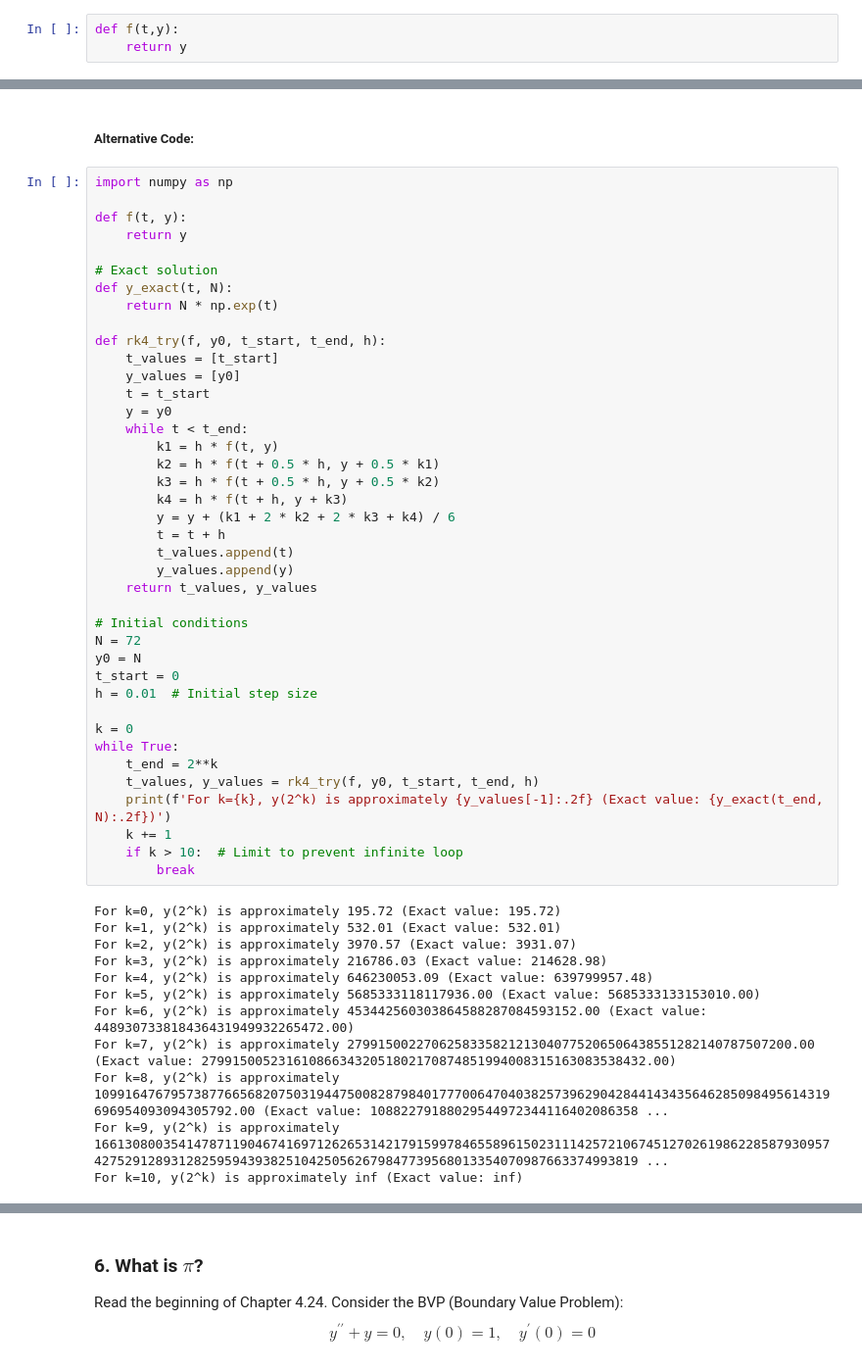
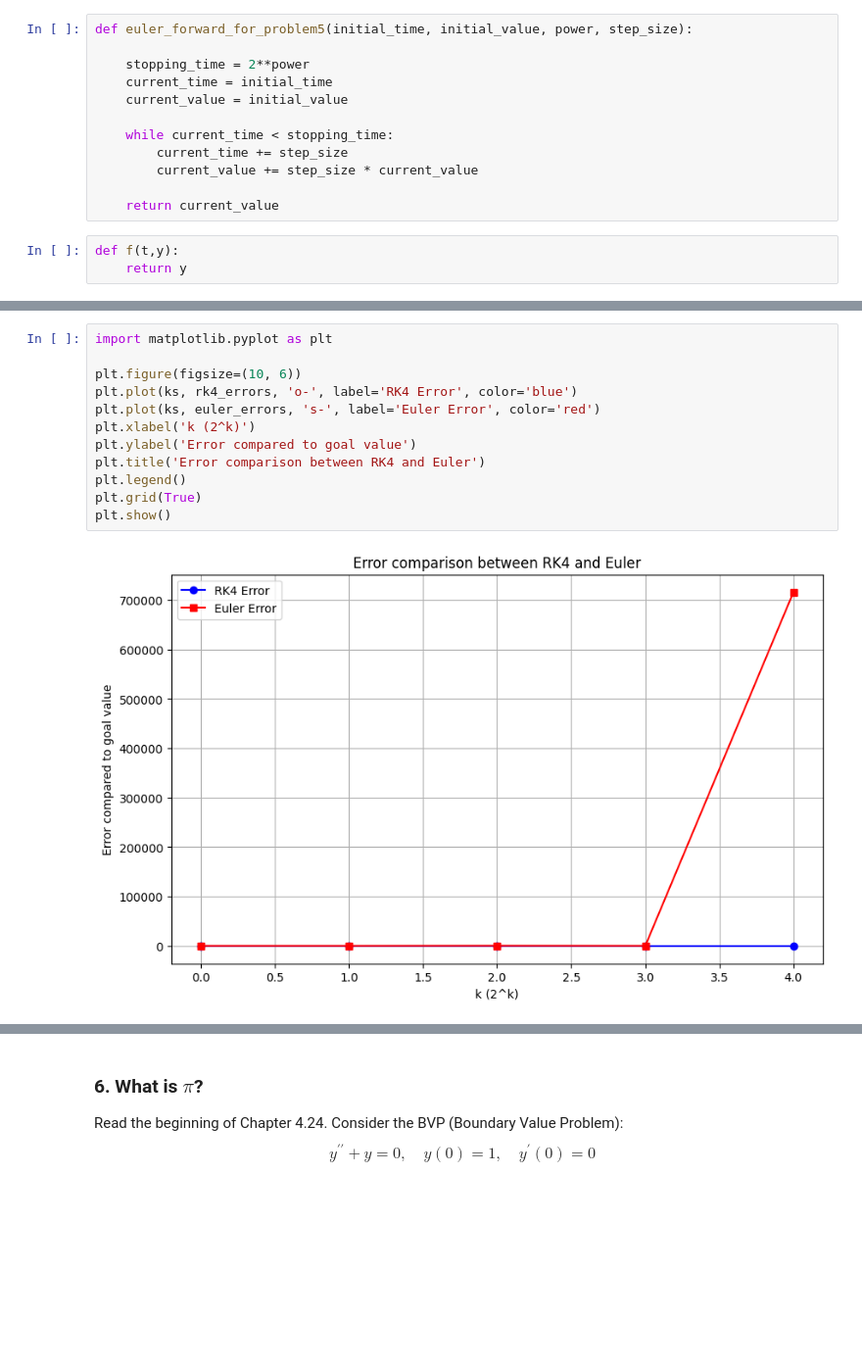
Before and after one commit to Fluntin/Numerical-Methods-ODE, a Jupyter notebook: ODE_Projekt_VillimPrpic.ipynb, the cells around one changed output, grey strips where cells are left out. Shown at 98% size. Drawn from its saved outputs; the diff is of its cells as text; blank space fills up the shorter version.

```diff
--- a/ODE_Projekt_VillimPrpic.ipynb
+++ b/ODE_Projekt_VillimPrpic.ipynb
@@ -627,6 +626,18 @@ def rk_4_for_problem5(f, y0, t_start, goal_value, h):
             condition = False
             # I return the last value of y before we overshot the goal
             return condition, y_value[-1]
+# %%
+def euler_forward_for_problem5(initial_time, initial_value, power, step_size):
+
+    stopping_time = 2**power
+    current_time = initial_time
+    current_value = initial_value
+
+    while current_time < stopping_time:
+        current_time += step_size
+        current_value += step_size * current_value
+
+    return current_value
 # %%
 def f(t,y):
     return y
@@ -673,54 +690,14 @@ KeyboardInterrupt:
-# %% [markdown]
-#####  Alternative Code:
-# %%
-import numpy as np
-
-def f(t, y):
-    return y
-
-# Exact solution
-def y_exact(t, N):
-    return N * np.exp(t)
-
-def rk4_try(f, y0, t_start, t_end, h):
-    t_values = [t_start]
-    y_values = [y0]
-    t = t_start
-    y = y0
-    while t < t_end:
-        k1 = h * f(t, y)
-        k2 = h * f(t + 0.5 * h, y + 0.5 * k1)
-        k3 = h * f(t + 0.5 * h, y + 0.5 * k2)
-        k4 = h * f(t + h, y + k3)
-        y = y + (k1 + 2 * k2 + 2 * k3 + k4) / 6
-        t = t + h
-        t_values.append(t)
-        y_values.append(y)
-    return t_values, y_values
-
-# Initial conditions
-N = 72
-y0 = N
-t_start = 0
-h = 0.01  # Initial step size
-
-k = 0
-while True:
-    t_end = 2**k
-    t_values, y_values = rk4_try(f, y0, t_start, t_end, h)
-    print(f'For k={k}, y(2^k) is approximately {y_values[-1]:.2f} (Exact value: {y_exact(t_end, N):.2f})')
-    k += 1
-    if k > 10:  # Limit to prevent infinite loop
-        break
-# %% [output]
-For k=0, y(2^k) is approximately 195.72 (Exact value: 195.72)
-For k=1, y(2^k) is approximately 532.01 (Exact value: 532.01)
-For k=2, y(2^k) is approximately 3970.57 (Exact value: 3931.07)
-For k=3, y(2^k) is approximately 216786.03 (Exact value: 214628.98)
-For k=4, y(2^k) is approximately 646230053.09 (Exact value: 639799957.48)
-For k=5, y(2^k) is approximately 5685333118117936.00 (Exact value: 5685333133153010.00)
-For k=6, y(2^k) is approximately 453442560303864588287084593152.00 (Exact value: 448930733818436431949932265472.00)
-For k=7, y(2^k) is approximately 2799150022706258335821213040775206506438551282140787507200.00 (Exact value: 2799150052316108663432051802170874851994008315163083538432.00)
-For k=8, y(2^k) is approximately 109916476795738776656820750319447500828798401777006470403825739629042844143435646285098495614319696954093094305792.00 (Exact value: 10882279188029544972344116402086358 ...
-For k=9, y(2^k) is approximately 16613080035414787119046741697126265314217915997846558961502311142572106745127026198622858793095742752912893128259594393825104250562679847739568013354070987663374993819 ...
-For k=10, y(2^k) is approximately inf (Exact value: inf)
+# %%
+import matplotlib.pyplot as plt
+
+plt.figure(figsize=(10, 6))
+plt.plot(ks, rk4_errors, 'o-', label='RK4 Error', color='blue')
+plt.plot(ks, euler_errors, 's-', label='Euler Error', color='red')
+plt.xlabel('k (2^k)')
+plt.ylabel('Error compared to goal value')
+plt.title('Error comparison between RK4 and Euler')
+plt.legend()
+plt.grid(True)
+plt.show()
+# %% [output]
+[figure, added]
```
Also changed, not shown: parts of 34 cells of this notebook.
